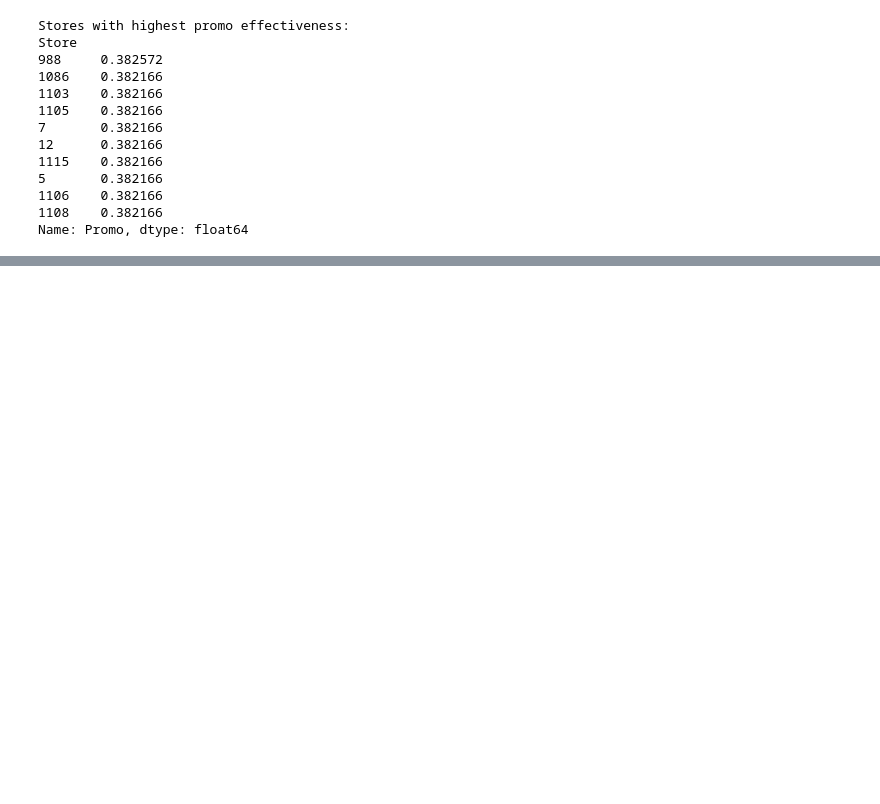
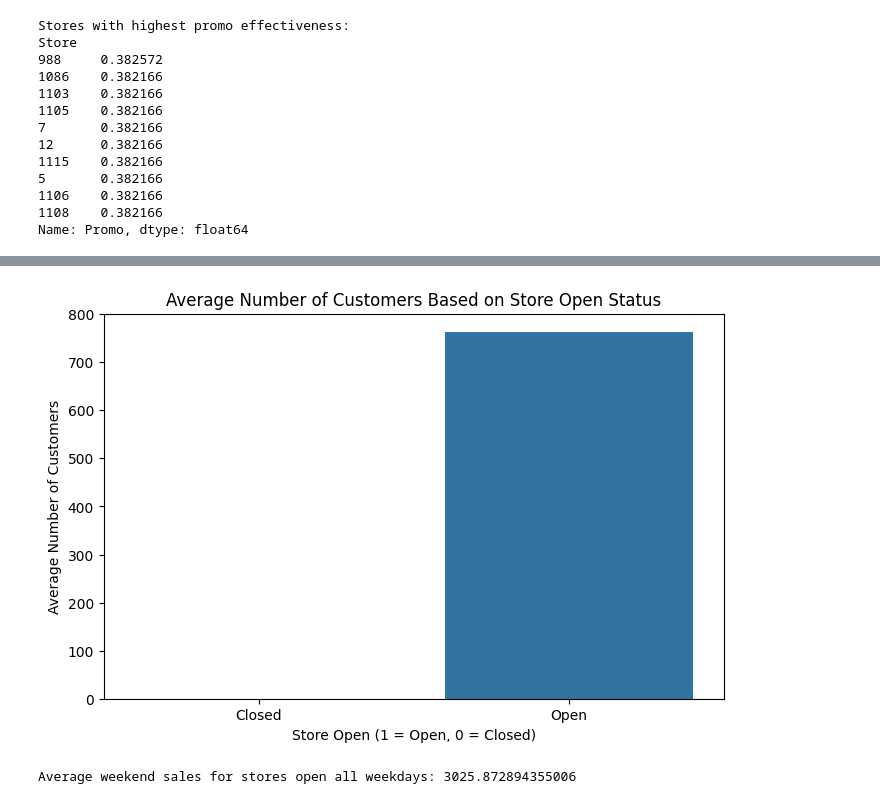
Before and after one commit to Abrham111/sales_forcast, a Jupyter notebook: notebooks/EDA.ipynb, the cells around one changed output, grey strips where cells are left out. Saved outputs shown, nothing was run; the diff lists cells and outputs as text; code cells hidden in the pictures; blank space fills up the shorter version.

```diff
--- a/notebooks/EDA.ipynb
+++ b/notebooks/EDA.ipynb
@@ -27,0 +28,9 @@ logger.info("Datasets read")
+# %%
+# Combine the train and test data
+combined_data = pd.concat([train_df, test_df], ignore_index=True)
+
+# Merge with the store data
+final_data = combined_data.merge(store_df, on='Store', how='left')
+
+# Convert 'Date' to datetime format if not already done
+final_data['Date'] = pd.to_datetime(final_data['Date'])
@@ -100,3 +118,7 @@ Store
 1106    0.382166
 1108    0.382166
 Name: Promo, dtype: float64
+# %%
+# Customer behavior during open and closed times
+customer_behavior_open_close(final_data)
+# %% [output]
@@ -102,0 +127,6 @@ Name: Promo, dtype: float64
+[figure, added]
+# %%
+# Sales during weekdays
+weekday_open_analysis(final_data)
+# %% [output]
+Average weekend sales for stores open all weekdays: 3025.872894355006
```
Also changed, not shown: parts of 6 cells of this notebook, 2 other files.
